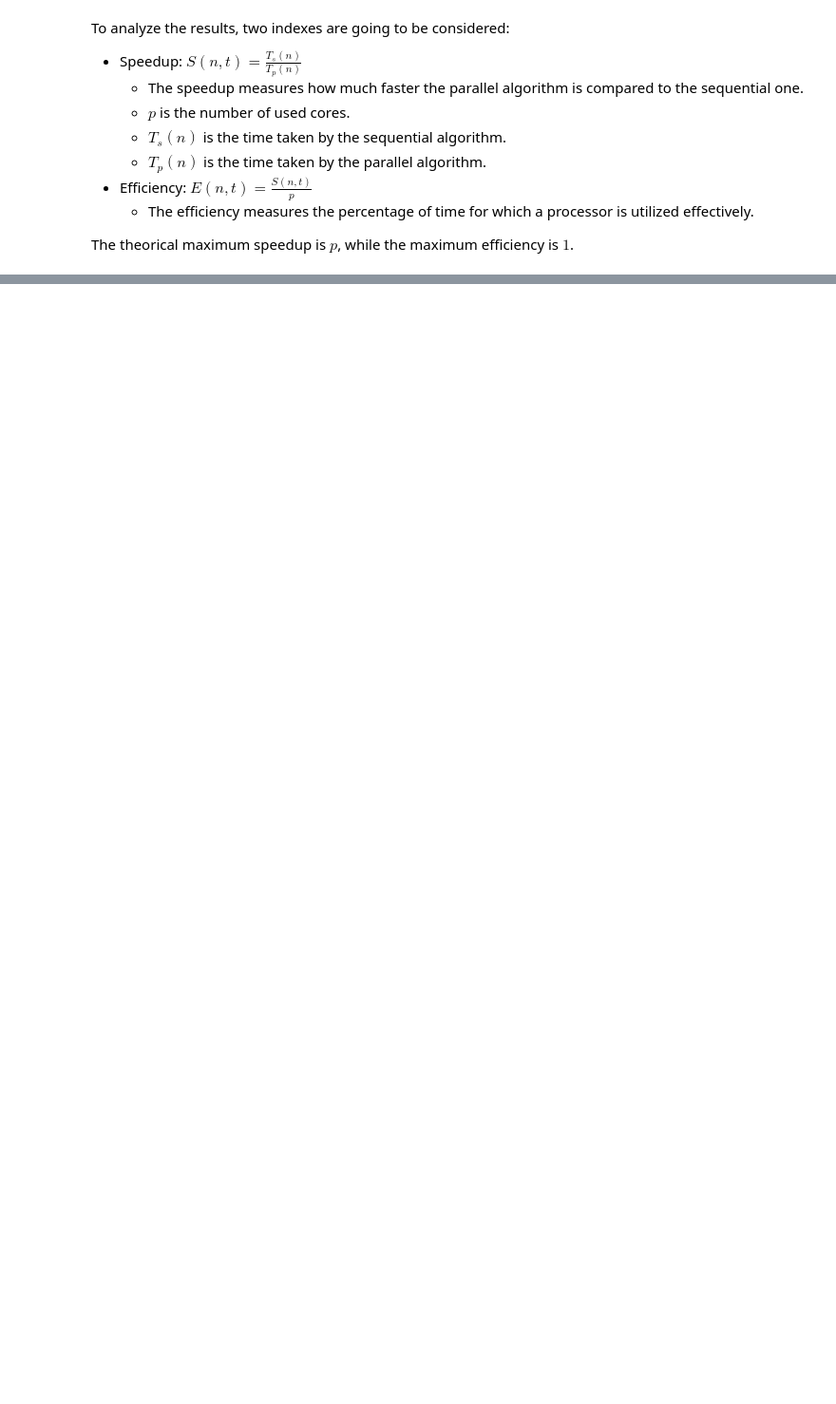
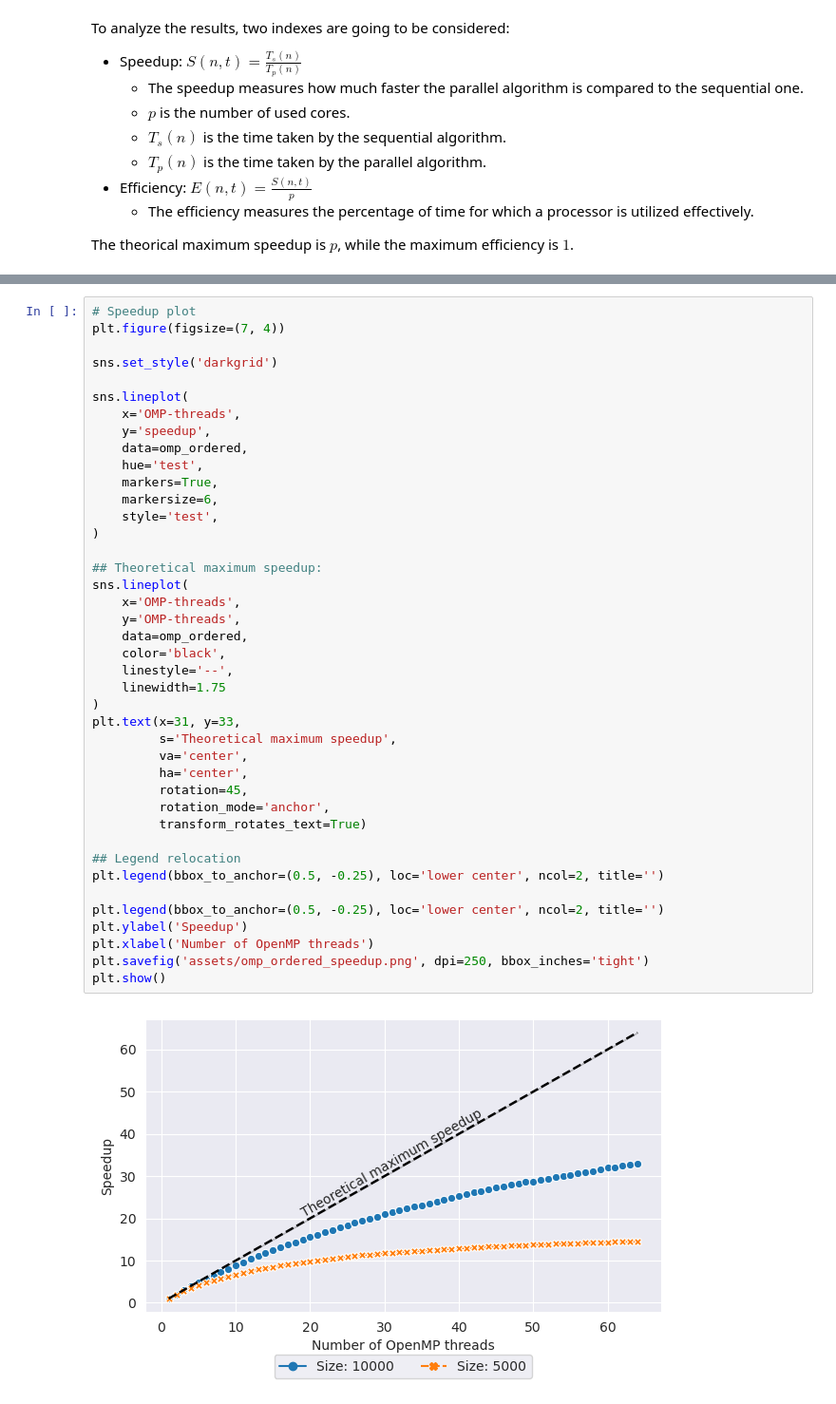
Before and after one commit to davidecapone/FHPC-Assignment, a Jupyter notebook: assignment_1/plots.ipynb, the cells around one changed output, grey strips where cells are left out. Shown at 95% size. Drawn from its saved outputs; the diff is of its cells as text; blank space fills up the shorter version.

```diff
--- a/assignment_1/plots.ipynb
+++ b/assignment_1/plots.ipynb
@@ -46 +57,44 @@ omp_ordered
+# %%
+# Speedup plot
+plt.figure(figsize=(7, 4))
+
+sns.set_style('darkgrid')
+
+sns.lineplot(
+    x='OMP-threads',
+    y='speedup',
+    data=omp_ordered,
+    hue='test',
+    markers=True,
+    markersize=6,
+    style='test',
+)
+
+## Theoretical maximum speedup:
+sns.lineplot(
+    x='OMP-threads',
+    y='OMP-threads',
+    data=omp_ordered,
+    color='black',
+    linestyle='--',
+    linewidth=1.75
+)
+plt.text(x=31, y=33,
+         s='Theoretical maximum speedup',
+         va='center',
+         ha='center',
+         rotation=45,
+         rotation_mode='anchor',
+         transform_rotates_text=True)
+
+## Legend relocation
+plt.legend(bbox_to_anchor=(0.5, -0.25), loc='lower center', ncol=2, title='')
+
+plt.legend(bbox_to_anchor=(0.5, -0.25), loc='lower center', ncol=2, title='')
+plt.ylabel('Speedup')
+plt.xlabel('Number of OpenMP threads')
+plt.savefig('assets/omp_ordered_speedup.png', dpi=250, bbox_inches='tight')
+plt.show()
+# %% [output]
+[figure, added]
 # %%
```
Also changed, not shown: parts of 13 cells of this notebook, 21 other files.
